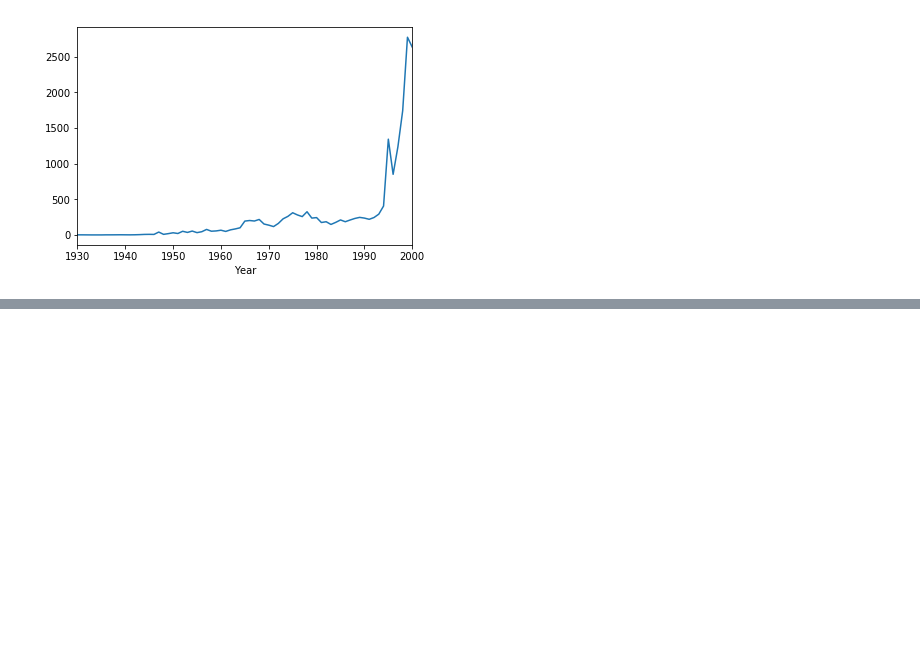
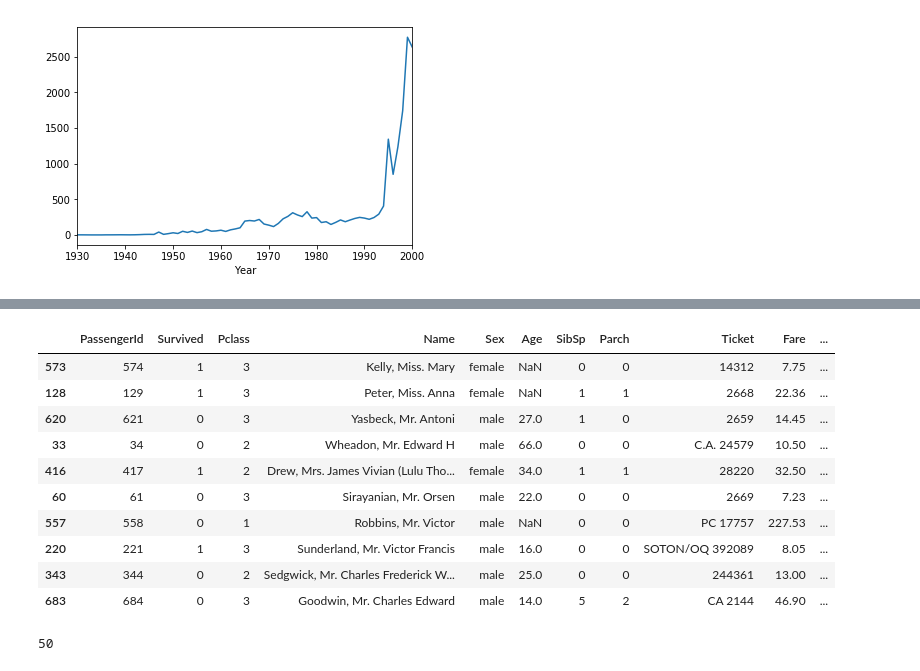
Before and after one commit to causapablo/Data-School, a Jupyter notebook: My practices on the course/Practicas Data School.ipynb, the cells around one changed output, grey strips where cells are left out. Saved outputs shown, nothing was run; the diff lists cells and outputs as text; code cells hidden in the pictures; blank space fills up the shorter version.

```diff
--- a/My practices on the course/Practicas Data School.ipynb
+++ b/My practices on the course/Practicas Data School.ipynb
@@ -1966,0 +2125,2 @@ ufo.groupby('Year')['Year'].count().plot()
+# %%
+pd.set_option('display.max_rows', 45)
@@ -1966,0 +2151,2 @@ ufo.groupby('Year')['Year'].count().plot()
+# %%
+pd.reset_option('display.max_rows')
@@ -1966,0 +2167,19 @@ ufo.groupby('Year')['Year'].count().plot()
+# %%
+train = pd.read_csv('http://bit.ly/kaggletrain')
+train.sample(10)
+# %% [output]
+|  | PassengerId | Survived | Pclass | Name | Sex | Age | SibSp | Parch | Ticket | Fare | ... |
+| 573 | 574 | 1 | 3 | Kelly, Miss. Mary | female | NaN | 0 | 0 | 14312 | 7.75 | ... |
+| 128 | 129 | 1 | 3 | Peter, Miss. Anna | female | NaN | 1 | 1 | 2668 | 22.36 | ... |
+| 620 | 621 | 0 | 3 | Yasbeck, Mr. Antoni | male | 27.0 | 1 | 0 | 2659 | 14.45 | ... |
+| 33 | 34 | 0 | 2 | Wheadon, Mr. Edward H | male | 66.0 | 0 | 0 | C.A. 24579 | 10.50 | ... |
+| 416 | 417 | 1 | 2 | Drew, Mrs. James Vivian (Lulu Tho... | female | 34.0 | 1 | 1 | 28220 | 32.50 | ... |
+| 60 | 61 | 0 | 3 | Sirayanian, Mr. Orsen | male | 22.0 | 0 | 0 | 2669 | 7.23 | ... |
+| 557 | 558 | 0 | 1 | Robbins, Mr. Victor | male | NaN | 0 | 0 | PC 17757 | 227.53 | ... |
+| 220 | 221 | 1 | 3 | Sunderland, Mr. Victor Francis | male | 16.0 | 0 | 0 | SOTON/OQ 392089 | 8.05 | ... |
+| 343 | 344 | 0 | 2 | Sedgwick, Mr. Charles Frederick W... | male | 25.0 | 0 | 0 | 244361 | 13.00 | ... |
+| 683 | 684 | 0 | 3 | Goodwin, Mr. Charles Edward | male | 14.0 | 5 | 2 | CA 2144 | 46.90 | ... |
+# %%
+pd.get_option('display.max_colwidth')
+# %% [output]
+50
```
Also changed, not shown: parts of 86 cells of this notebook.
